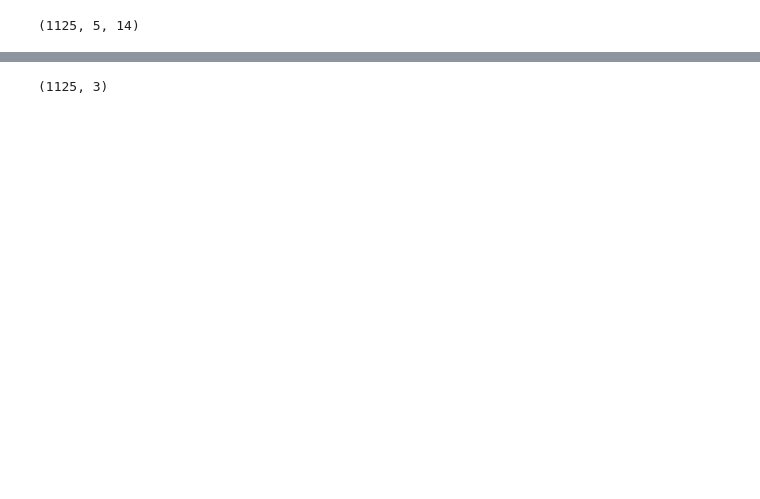
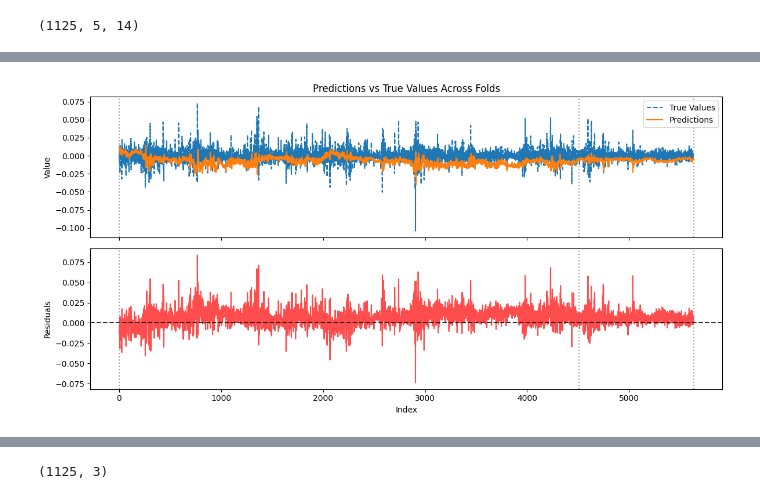
Before and after one commit to iancadev/crypto, a Jupyter notebook: AAA_Thursday1/experiment1-iancadev.ipynb, the cells around one changed output, grey strips where cells are left out. Cells and saved outputs as stored; diff of their text form; code cells hidden in the pictures; blank space fills up the shorter version.

Commit message:
implemented folds plotting :)

```diff
--- a/AAA_Thursday1/experiment1-iancadev.ipynb
+++ b/AAA_Thursday1/experiment1-iancadev.ipynb
@@ -193,0 +195,4 @@ plt.show()
+# %%
+importlib.reload(LSTM_returns)
+LSTM_returns.all_folds_plot(XLM_LSTM, XLM_train_X_y)
+# %% [output]
@@ -193,0 +201 @@ plt.show()
+[figure, added]
```
Also changed, not shown: parts of 10 cells of this notebook, 2 other files.
